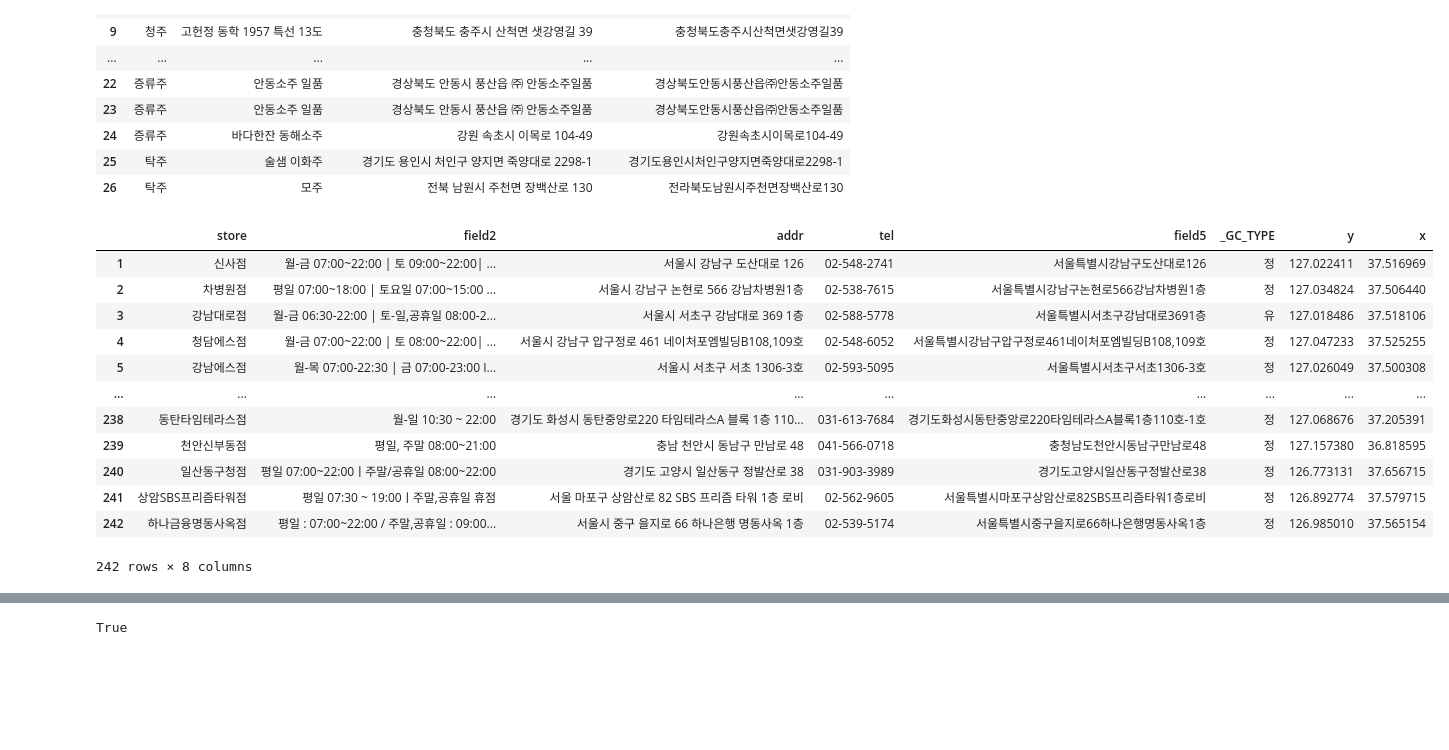
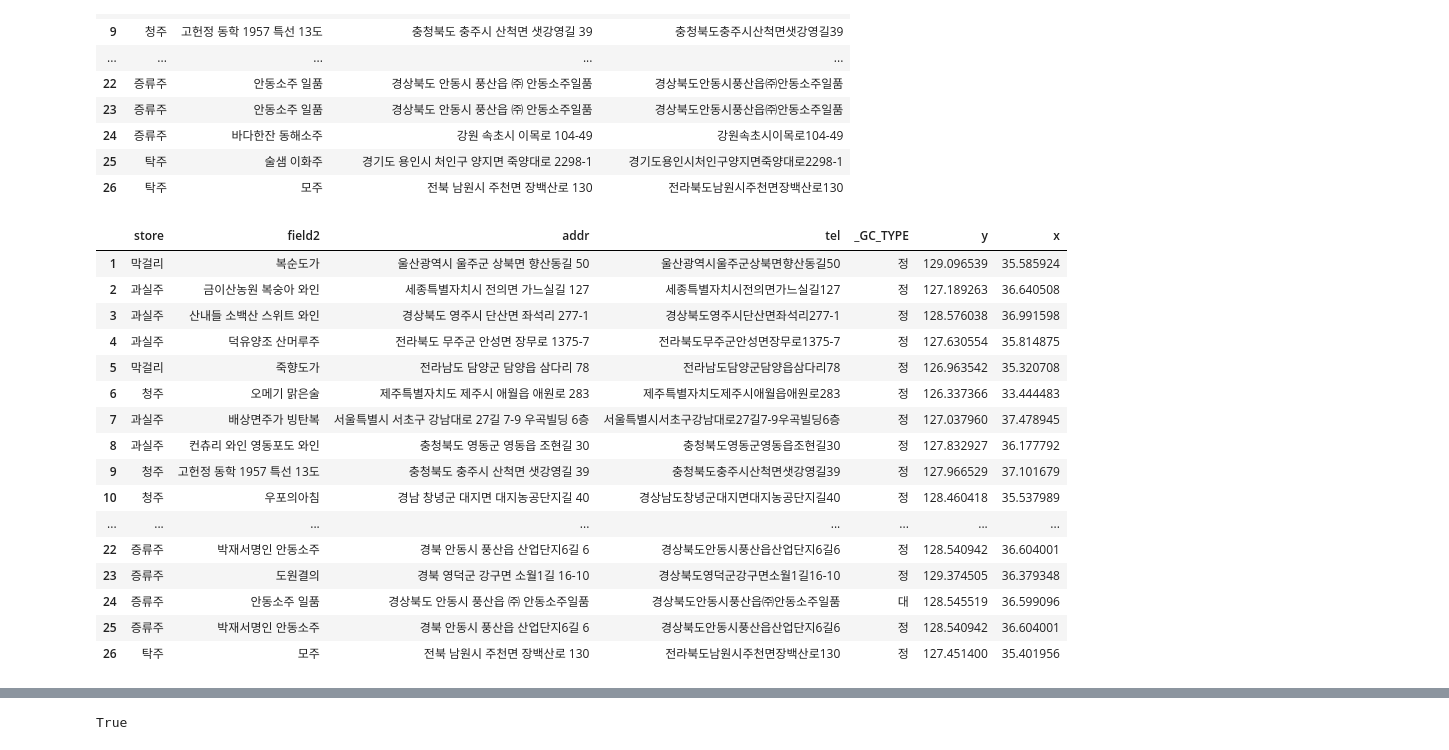
Before and after one commit to JJongSSu/Study, a Jupyter notebook: Teamproject/second/포지셔닝 맵/전통주.ipynb, the cells around one changed output, grey strips where cells are left out. Drawn from its saved outputs; the diff is of its cells as text; code cells hidden in the pictures; blank space fills up the shorter version.

```diff
--- a/Teamproject/second/포지셔닝 맵/전통주.ipynb
+++ b/Teamproject/second/포지셔닝 맵/전통주.ipynb
@@ -155,24 +172,28 @@ import folium
 map_osm = folium.Map(location = [37.559722, 126.975278],  zoom_start = 16)
 map_osm.save("map.html")
 # %%
-CB_geoData = pd.read_csv("data_3.csv")
+CB_geoData = pd.read_csv("전통주위치.csv")
 CB_geoData = CB_geoData.rename(columns={'field1':'store','field3':'addr','field4':'tel','field':'addr2','_X':'y','_Y':'x'})
 CB_geoData = CB_geoData.drop(index=0)
 CB_geoData
 # %% [output]
-|  | store | field2 | addr | tel | field5 | _GC_TYPE | y | x |
-| 1 | 신사점 | 월-금 07:00~22:00 | 토 09:00~22:00| ... | 서울시 강남구 도산대로 126 | 02-548-2741 | 서울특별시강남구도산대로126 | 정 | 127.022411 | 37.516969 |
-| 2 | 차병원점 | 평일 07:00~18:00 | 토요일 07:00~15:00 ... | 서울시 강남구 논현로 566 강남차병원1층 | 02-538-7615 | 서울특별시강남구논현로566강남차병원1층 | 정 | 127.034824 | 37.506440 |
-| 3 | 강남대로점 | 월-금 06:30-22:00 | 토-일,공휴일 08:00-2... | 서울시 서초구 강남대로 369 1층 | 02-588-5778 | 서울특별시서초구강남대로3691층 | 유 | 127.018486 | 37.518106 |
-| 4 | 청담에스점 | 월-금 07:00~22:00 | 토 08:00~22:00| ... | 서울시 강남구 압구정로 461 네이처포엠빌딩B108,109호 | 02-548-6052 | 서울특별시강남구압구정로461네이처포엠빌딩B108,109호 | 정 | 127.047233 | 37.525255 |
-| 5 | 강남에스점 | 월-목 07:00-22:30 | 금 07:00-23:00 I... | 서울시 서초구 서초 1306-3호 | 02-593-5095 | 서울특별시서초구서초1306-3호 | 정 | 127.026049 | 37.500308 |
-| ... | ... | ... | ... | ... | ... | ... | ... | ... |
-| 238 | 동탄타임테라스점 | 월-일 10:30 ~ 22:00 | 경기도 화성시 동탄중앙로220 타임테라스A 블록 1층 110... | 031-613-7684 | 경기도화성시동탄중앙로220타임테라스A블록1층110호-1호 | 정 | 127.068676 | 37.205391 |
-| 239 | 천안신부동점 | 평일, 주말 08:00~21:00 | 충남 천안시 동남구 만남로 48 | 041-566-0718 | 충청남도천안시동남구만남로48 | 정 | 127.157380 | 36.818595 |
-| 240 | 일산동구청점 | 평일 07:00~22:00ㅣ주말/공휴일 08:00~22:00 | 경기도 고양시 일산동구 정발산로 38 | 031-903-3989 | 경기도고양시일산동구정발산로38 | 정 | 126.773131 | 37.656715 |
-| 241 | 상암SBS프리즘타워점 | 평일 07:30 ~ 19:00ㅣ주말,공휴일 휴점 | 서울 마포구 상암산로 82 SBS 프리즘 타워 1층 로비 | 02-562-9605 | 서울특별시마포구상암산로82SBS프리즘타워1층로비 | 정 | 126.892774 | 37.579715 |
-| 242 | 하나금융명동사옥점 | 평일 : 07:00~22:00 / 주말,공휴일 : 09:00... | 서울시 중구 을지로 66 하나은행 명동사옥 1층 | 02-539-5174 | 서울특별시중구을지로66하나은행명동사옥1층 | 정 | 126.985010 | 37.565154 |
+|  | store | field2 | addr | tel | _GC_TYPE | y | x |
+| 1 | 막걸리 | 복순도가 | 울산광역시 울주군 상북면 향산동길 50 | 울산광역시울주군상북면향산동길50 | 정 | 129.096539 | 35.585924 |
+| 2 | 과실주 | 금이산농원 복숭아 와인 | 세종특별자치시 전의면 가느실길 127 | 세종특별자치시전의면가느실길127 | 정 | 127.189263 | 36.640508 |
+| 3 | 과실주 | 산내들 소백산 스위트 와인 | 경상북도 영주시 단산면 좌석리 277-1 | 경상북도영주시단산면좌석리277-1 | 정 | 128.576038 | 36.991598 |
+| 4 | 과실주 | 덕유양조 산머루주 | 전라북도 무주군 안성면 장무로 1375-7 | 전라북도무주군안성면장무로1375-7 | 정 | 127.630554 | 35.814875 |
+| 5 | 막걸리 | 죽향도가 | 전라남도 담양군 담양읍 삼다리 78 | 전라남도담양군담양읍삼다리78 | 정 | 126.963542 | 35.320708 |
+| 6 | 청주 | 오메기 맑은술 | 제주특별자치도 제주시 애월읍 애원로 283 | 제주특별자치도제주시애월읍애원로283 | 정 | 126.337366 | 33.444483 |
+| 7 | 과실주 | 배상면주가 빙탄복 | 서울특별시 서초구 강남대로 27길 7-9 우곡빌딩 6층 | 서울특별시서초구강남대로27길7-9우곡빌딩6층 | 정 | 127.037960 | 37.478945 |
+| 8 | 과실주 | 컨츄리 와인 영동포도 와인 | 충청북도 영동군 영동읍 조현길 30 | 충청북도영동군영동읍조현길30 | 정 | 127.832927 | 36.177792 |
+| 9 | 청주 | 고헌정 동학 1957 특선 13도 | 충청북도 충주시 산척면 샛강영길 39 | 충청북도충주시산척면샛강영길39 | 정 | 127.966529 | 37.101679 |
+| 10 | 청주 | 우포의아침 | 경남 창녕군 대지면 대지농공단지길 40 | 경상남도창녕군대지면대지농공단지길40 | 정 | 128.460418 | 35.537989 |
+| ... | ... | ... | ... | ... | ... | ... | ... |
+| 22 | 증류주 | 박재서명인 안동소주 | 경북 안동시 풍산읍 산업단지6길 6 | 경상북도안동시풍산읍산업단지6길6 | 정 | 128.540942 | 36.604001 |
+| 23 | 증류주 | 도원결의 | 경북 영덕군 강구면 소월1길 16-10 | 경상북도영덕군강구면소월1길16-10 | 정 | 129.374505 | 36.379348 |
+| 24 | 증류주 | 안동소주 일품 | 경상북도 안동시 풍산읍 ㈜ 안동소주일품 | 경상북도안동시풍산읍㈜안동소주일품 | 대 | 128.545519 | 36.599096 |
+| 25 | 증류주 | 박재서명인 안동소주 | 경북 안동시 풍산읍 산업단지6길 6 | 경상북도안동시풍산읍산업단지6길6 | 정 | 128.540942 | 36.604001 |
+| 26 | 탁주 | 모주 | 전북 남원시 주천면 장백산로 130 | 전라북도남원시주천면장백산로130 | 정 | 127.451400 | 35.401956 |
-242 rows × 8 columns
 # %%
 map_CB = folium.Map(location = [37.560284, 126.975334], zoom_start=15)
 # %%
```
Also changed, not shown: parts of 2 cells of this notebook, 11 other files.
